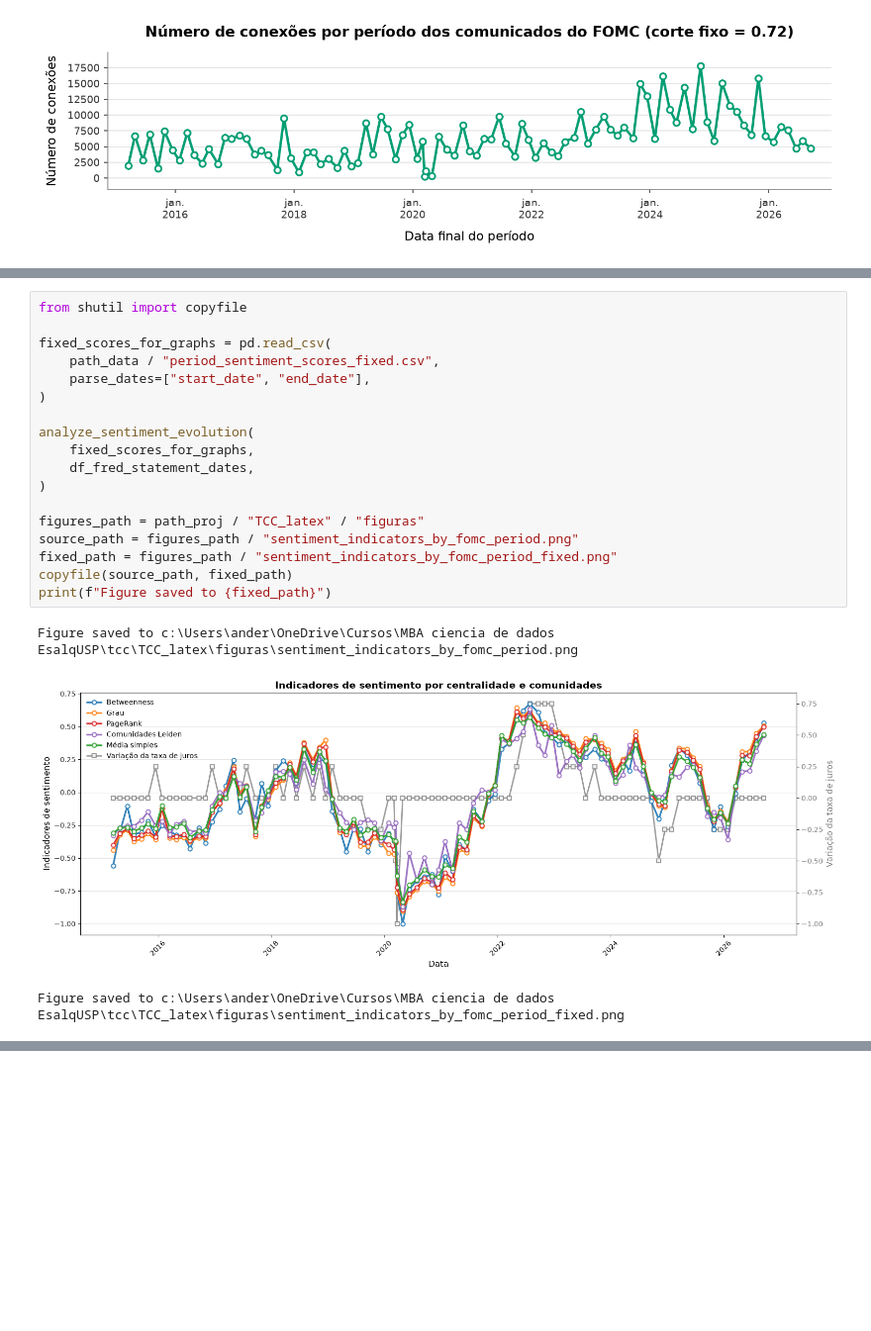
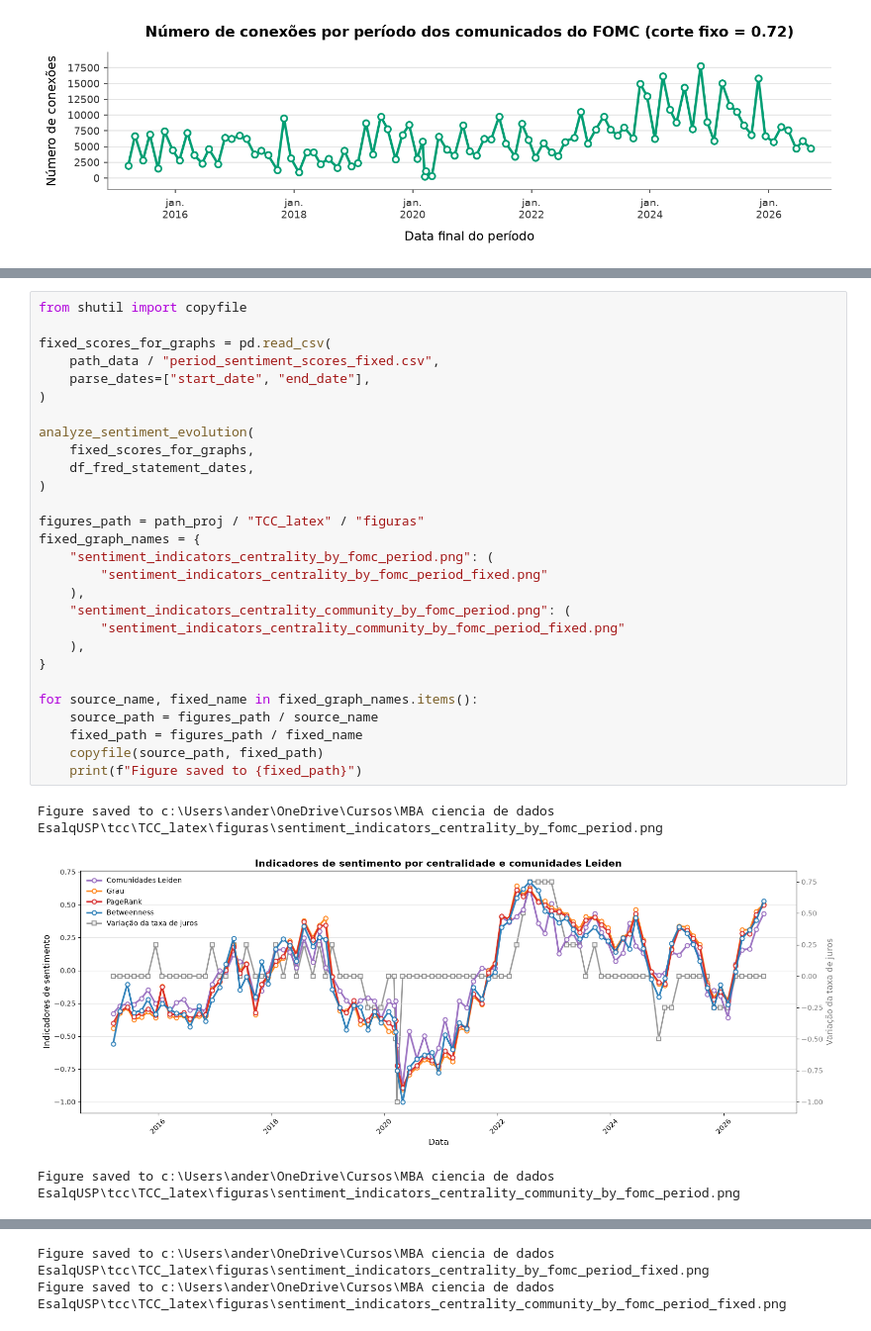
Before and after one commit to andertbrin/tcc_mba_usp_esalq, a Jupyter notebook: app/3. create grafo e indicador.ipynb, the cells around one changed output, grey strips where cells are left out. Shown at 99% size. Drawn from its saved outputs; the diff is of its cells as text; blank space fills up the shorter version.

```diff
--- a/app/3. create grafo e indicador.ipynb
+++ b/app/3. create grafo e indicador.ipynb
@@ -1386,22 +1378,32 @@ fixed_pearson_correlations.round(3)
 # %%
 from shutil import copyfile
 
 fixed_scores_for_graphs = pd.read_csv(
     path_data / "period_sentiment_scores_fixed.csv",
     parse_dates=["start_date", "end_date"],
 )
 
 analyze_sentiment_evolution(
     fixed_scores_for_graphs,
     df_fred_statement_dates,
 )
 
 figures_path = path_proj / "TCC_latex" / "figuras"
-source_path = figures_path / "sentiment_indicators_by_fomc_period.png"
-fixed_path = figures_path / "sentiment_indicators_by_fomc_period_fixed.png"
-copyfile(source_path, fixed_path)
-print(f"Figure saved to {fixed_path}")
+fixed_graph_names = {
+    "sentiment_indicators_centrality_by_fomc_period.png": (
+        "sentiment_indicators_centrality_by_fomc_period_fixed.png"
+    ),
+    "sentiment_indicators_centrality_community_by_fomc_period.png": (
+        "sentiment_indicators_centrality_community_by_fomc_period_fixed.png"
+    ),
+}
+
+for source_name, fixed_name in fixed_graph_names.items():
+    source_path = figures_path / source_name
+    fixed_path = figures_path / fixed_name
+    copyfile(source_path, fixed_path)
+    print(f"Figure saved to {fixed_path}")
 # %% [output]
-Figure saved to c:\Users\ander\OneDrive\Cursos\MBA ciencia de dados EsalqUSP\tcc\TCC_latex\figuras\sentiment_indicators_by_fomc_period.png
+Figure saved to c:\Users\ander\OneDrive\Cursos\MBA ciencia de dados EsalqUSP\tcc\TCC_latex\figuras\sentiment_indicators_centrality_by_fomc_period.png
-[figure, old version]
+[figure, new version]
-Figure saved to c:\Users\ander\OneDrive\Cursos\MBA ciencia de dados EsalqUSP\tcc\TCC_latex\figuras\sentiment_indicators_by_fomc_period_fixed.png
+Figure saved to c:\Users\ander\OneDrive\Cursos\MBA ciencia de dados EsalqUSP\tcc\TCC_latex\figuras\sentiment_indicators_centrality_community_by_fomc_period.png
@@ -1407,0 +1411,2 @@ Figure saved to c:\Users\ander\OneDrive\Cursos\MBA ciencia de dados EsalqUSP\tcc
+Figure saved to c:\Users\ander\OneDrive\Cursos\MBA ciencia de dados EsalqUSP\tcc\TCC_latex\figuras\sentiment_indicators_centrality_by_fomc_period_fixed.png
+Figure saved to c:\Users\ander\OneDrive\Cursos\MBA ciencia de dados EsalqUSP\tcc\TCC_latex\figuras\sentiment_indicators_centrality_community_by_fomc_period_fixed.png
```
Also changed, not shown: parts of 9 cells of this notebook, 8 other files.
